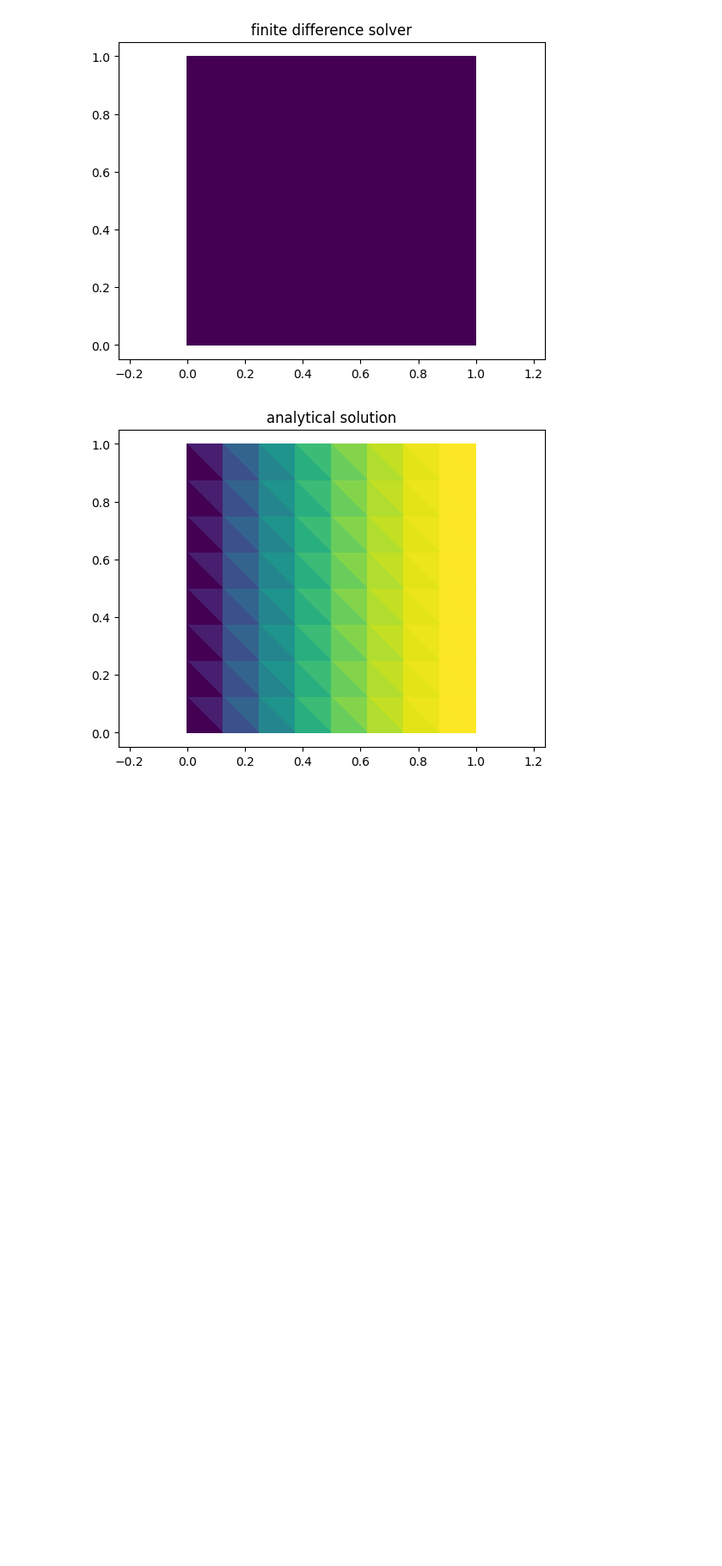
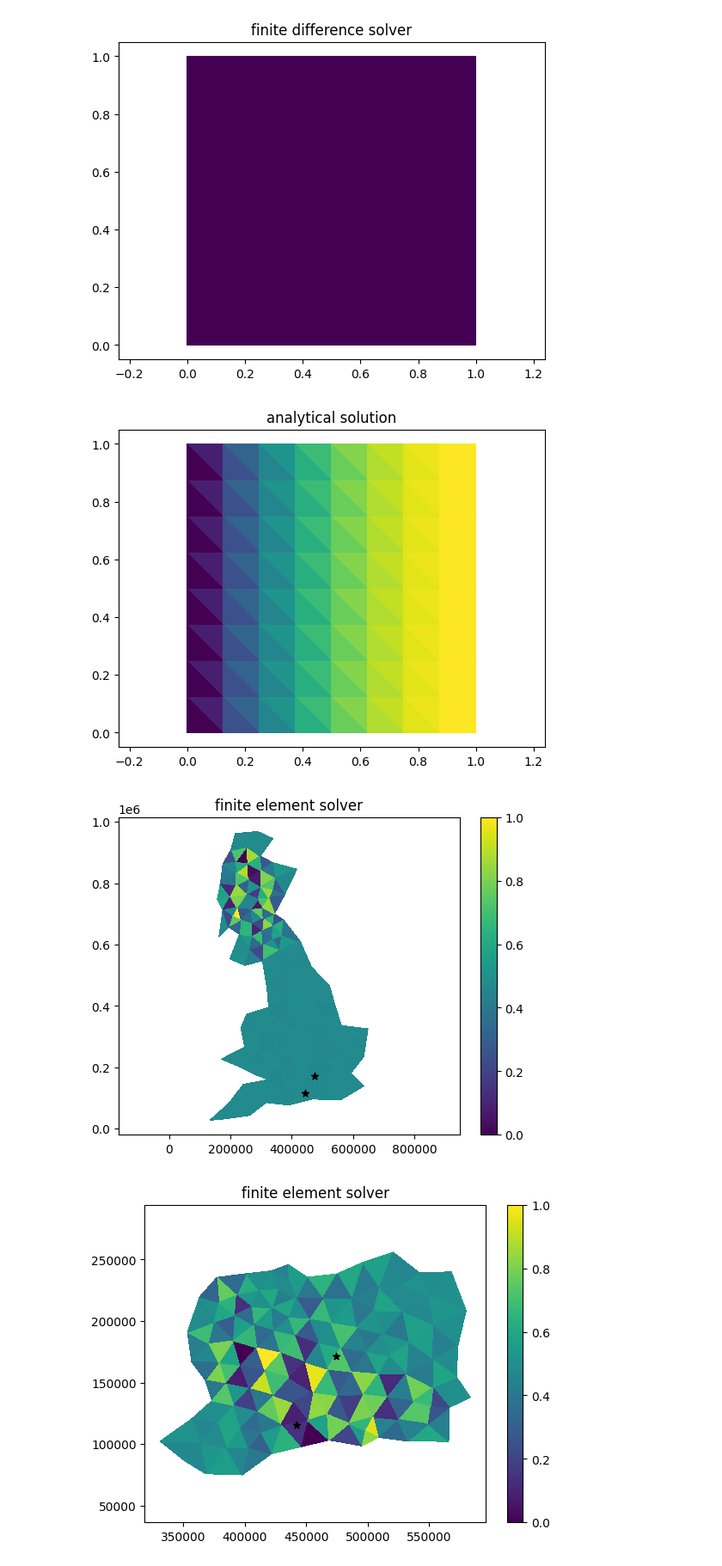
Before and after one commit to 000rla/Numerics_assignment_2, a Jupyter notebook: exercises.ipynb, the cells around one changed output. Shown at 86% size. Drawn from its saved outputs; the diff is of its cells as text; code cells hidden in the pictures; blank space fills up the shorter version.

Commit message:
trying to fix advection

```diff
--- a/exercises.ipynb
+++ b/exercises.ipynb
@@ -385,14 +385,13 @@ def stiffness_2d(nodes):
             k[i,j] = integrate_phi(phi, nodes)
     return k
 
-def stiffness_advection(nodes,u):
-    xi=np.array([[1/6,4/6,1/6],[1/6,1/6,4/6]])
+def stiffness_advection(nodes):
     div = div_x_shape_functions(nodes)
     k = np.zeros([3,3])
-    N = shape_functions(xi)
     for i in range(3):
         for j in range(3):
-            k[i,j] += -u*sum(N[i]@div[:,j])/6
+            psi=lambda xi: abs(det_J(jacobian(nodes)))*div[1,i]*shape_functions(xi)[j]
+            k[i,j] += integrate_psi(psi)
 
     return k
 # %%
@@ -439,7 +438,7 @@ def force_2d(nodes,S):
     detJ=abs(det_J(jacobian(nodes)))
     f = np.zeros(3)
     for b in range(3):
-        integrand = lambda xi: abs(detJ) * sum(S(global_x(xi,nodes))) * shape_functions(xi)[b]
+        integrand = lambda xi: (detJ) * (S(global_x(xi,nodes))) * shape_functions(xi)[b]
         f[b] = integrate_psi(integrand)
     return f
 # %%
@@ -515,9 +514,8 @@ def source_function(x):
     # return 2*x[0]*(x[0]-2)*(3*x[1]**2-3*x[1]+.5)+x[1]**2*(x[1]-1)**2
     #return 1
     mean=[442365, 115483] #UoS coords
-    std=[1000,1000]
-
-    return np.array([(1/(std[0]*(2*np.pi)**.5)*np.exp(-.5*(x[0]-mean[0])**2/std[0]**2)) , (1/(std[1]*(2*np.pi)**.5)*np.exp(-.5*(x[1]-mean[1])**2/std[1])**2)])
+    std=1000
+    return np.exp((-1/(2*std**2))*((.5*(x[0]-mean[0])**2+.5*(x[1]-mean[1])**2)))
 
 
 def psi_analytical(x):
@@ -630,35 +628,25 @@ plt.show()
 [figure]
 [figure]
 # %%
-def ians_example(S):
-    nodes = np.loadtxt('data/esw_nodes_100k.txt')
+def ians_example(S=source_function,D=.01,u=1,map='esw',res='100'):
+    nodes = np.loadtxt('data/'+map+'_nodes_'+res+'k.txt')
 
-    IEN = np.loadtxt('data/esw_IEN_100k.txt',
+    IEN = np.loadtxt('data/'+map+'_IEN_'+res+'k.txt',
                     dtype=np.int64)
-    boundary_nodes = np.loadtxt('data/esw_bdry_100k.txt',
+    boundary_nodes = np.loadtxt('data/'+map+'_bdry_'+res+'k.txt',
                                 dtype=np.int64)
     # Make all boundary points Dirichlet
     ID = np.zeros(len(nodes), dtype=np.int64)
 
+    southern_boarder = np.where(nodes[boundary_nodes,1] <= 110000)[0]
 
-    boundaries = dict() # Will hold the boundary values
     n_eq = 0
     for nID in range(len(nodes)):
-        if (np.allclose(nodes[nID, 0], 0)):
+        if nID in southern_boarder:
             ID[nID] = -1
-            boundaries[nID] = 0 # Dirichlet BC, fixed BC
         else:
             ID[nID] = n_eq
             n_eq += 1
-            if ( (np.allclose(nodes[nID, 1], 0)) or (np.allclose(nodes[nID, 0], 1)) or (np.allclose(nodes[nID, 1], 1)) ):
-                boundaries[nID] = 0 # Neumann BC, fixed derivative of the BC
-    # n_eq = 0
-    # for i in range(len(nodes[:,1])):
-    #     if i in boundaries:
-    #         ID[i] = -1
-    #     else:
-    #         ID[i] = n_eq
-    #         n_eq += 1
 
     N_equations = np.max(ID)+1
     N_elements = IEN.shape[0]
@@ -674,7 +662,7 @@ def ians_example(S):
     F = np.zeros((N_equations,))
     # Loop over elements
     for e in range(N_elements):
-        k_e = stiffness_advection(nodes[:,IEN[e,:]],1)
+        k_e = D*stiffness_2d(nodes[:,IEN[e,:]])-u*stiffness_advection(nodes[:,IEN[e,:]])
         f_e = force_2d(nodes[:,IEN[e,:]], S)
         for a in range(3):
             A = LM[a, e]
@@ -689,30 +677,46 @@ def ians_example(S):
     Psi_A = np.zeros(N_nodes)
     for n in range(N_nodes):
         if ID[n] >= 0: # Otherwise Psi should be zero, and we've initialized that already.
             Psi_A[n] = Psi_interior[ID[n]]
 
     # z=psi_analytical(nodes)
     # vmin = min(np.min(Psi_A), np.min(z))
     # vmax = max(np.max(Psi_A), np.max(z))
 
     # fig, ax = plt.subplots(1, 2)
     # c1=ax[0].tripcolor(nodes[0], nodes[1],Psi_A, triangles=IEN,vmin=vmin,vmax=vmax)
     # #plt.plot(nodes[boundary_nodes, 0], nodes[boundary_nodes, 1], 'ro')
 
     # ax[0].axis('equal')
     # ax[0].set_title('finite element solver')
 
     # c2=ax[1].tripcolor(nodes[0], nodes[1],z, triangles=IEN,vmin=vmin,vmax=vmax)
     # ax[1].set_title('analytical solution')
 
     # fig.colorbar(c1, ax=[ax[0], ax[1]])
     # plt.show()
 
     plt.tripcolor(nodes[0], nodes[1],Psi_A, triangles=IEN)
+    plt.scatter(442365, 115483,c='k',marker='*',label='UoS')
+    plt.scatter(473993, 171625,c='k',marker='*', label='UoR')
     plt.title('finite element solver')
     plt.colorbar()
     plt.axis('equal')
     plt.show()
 
+    # plt.tripcolor(nodes[0], nodes[1],S(nodes), triangles=IEN)
+    # # plt.scatter(nodes[0,boundary_nodes],nodes[1,boundary_nodes])
+    # # plt.scatter(nodes[0,southern_boarder],nodes[1,southern_boarder])
+    # plt.title('source')
+    # plt.colorbar()
+    # plt.axis('equal')
+    # plt.show()
+
 
     return Psi_A
+
+psi=ians_example()
+psi=ians_example(map='las',res='40')
+# %% [output]
+[figure, added]
+[figure, added]
```
Also changed, not shown: parts of 1 cell of this notebook.
